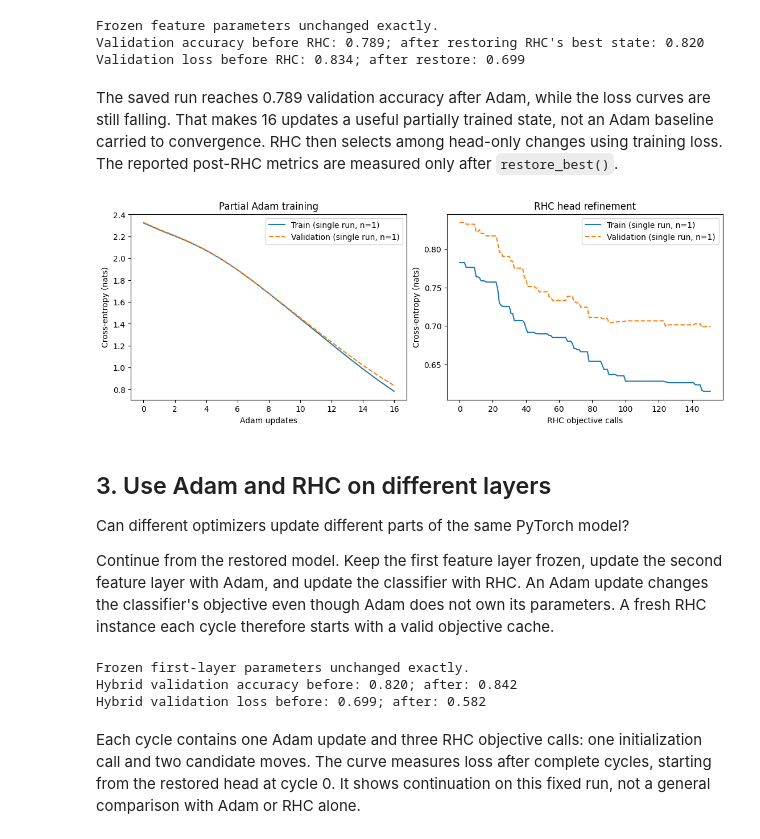
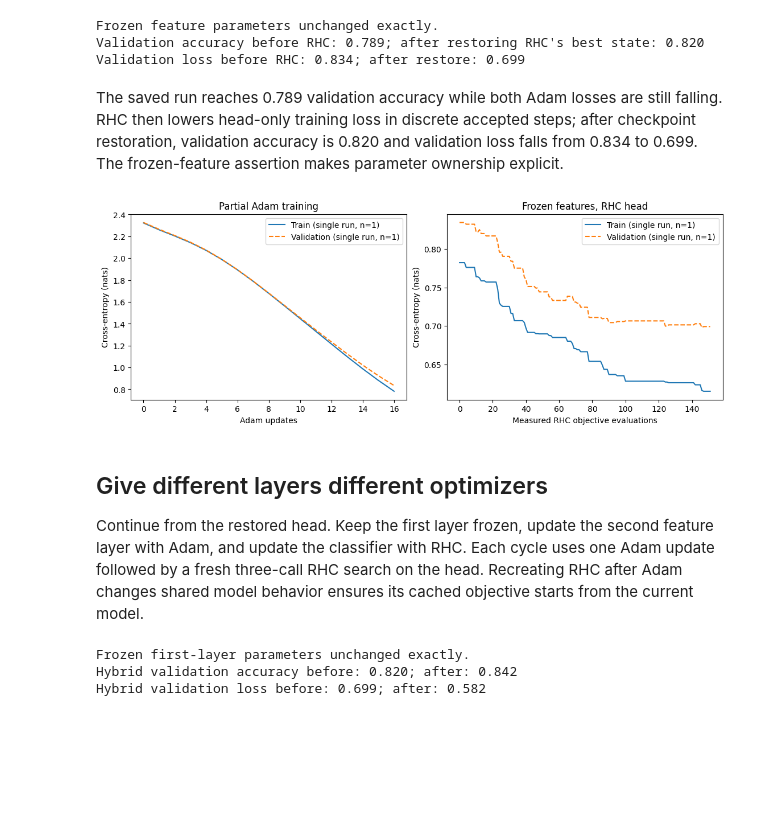
Before and after one commit to jlm429/pyperch, a Jupyter notebook: examples/notebooks/01_native_training.ipynb, the cells around one changed output. Drawn from its saved outputs; the diff is of its cells as text; code cells hidden in the pictures; blank space fills up the shorter version.

```diff
--- a/examples/notebooks/01_native_training.ipynb
+++ b/examples/notebooks/01_native_training.ipynb
@@ -62,6 +54,7 @@ its data move to the selected device.
 from sklearn.model_selection import train_test_split
 
 from pyperch.optim import RHC
+from pyperch.plotting import plot_training_curve, prepare_training_curve
 
 cuda_available = torch.cuda.is_available()
 if cuda_available:
@@ -86,14 +79,7 @@ X_train, X_valid, y_train, y_valid = [
 torch.manual_seed(42)
 model = nn.Linear(4, 1).to(device)
 loss_fn = nn.MSELoss()
-optimizer = RHC(
-    model.parameters(),
-    step_size=0.08,
-    restarts=2,
-    restart_interval=60,
-    restart_scale=0.25,
-    random_state=42,
-)
+optimizer = RHC(model.parameters(), step_size=0.08, random_state=42)
 
 
 @torch.no_grad()
@@ -117,13 +103,9 @@ print(
     f"constant reference: {reference_mse:.4f}"
 )
 print(
-    "Objective calls:",
-    optimizer.function_evals,
-    "accepted/rejected:",
-    optimizer.accepted_steps,
-    optimizer.rejected_steps,
-    "completed restarts:",
-    optimizer.completed_restarts,
+    f"RHC calls / measured objective evaluations: 200 / "
+    f"{optimizer.function_evals}; proposals accepted / rejected: "
+    f"{optimizer.accepted_steps} / {optimizer.rejected_steps}"
 )
 # %% [output]
 CUDA unavailable: skipped CUDA execution
@@ -141,13 +124,16 @@ curve = prepare_training_curve(
     np.arange(1, 201),
     losses,
     metric="MSE (target units squared)",
-    x_label="Optimizer calls (including initialization)",
+    x_label="RHC calls (one measured objective evaluation each)",
 )
 fig, ax = plt.subplots(figsize=(8, 4), layout="constrained")
 ax.axhline(
-    reference_mse, color="gray", linestyle=":", label="Constant validation reference"
+    reference_mse,
+    color="gray",
+    linestyle=":",
+    label="Constant validation reference",
 )
 plot_training_curve(curve, ax=ax)
-ax.set_title("RHC regression")
+ax.set_title("RHC fits an ordinary PyTorch model")
 plt.show()
 # %% [output]
@@ -193,12 +176,12 @@ def make_model():
 
 @torch.no_grad()
 def classification_metrics(model):
-    losses = {
+    measured_losses = {
         "Train": loss_fn(model(X_train), y_train).item(),
         "Validation": loss_fn(model(X_valid), y_valid).item(),
     }
     validation_accuracy = (model(X_valid).argmax(1) == y_valid).float().mean().item()
-    return losses, validation_accuracy
+    return measured_losses, validation_accuracy
 
 
 torch.manual_seed(42)
@@ -258,50 +241,42 @@ print(
 Frozen feature parameters unchanged exactly.
 Validation accuracy before RHC: 0.789; after restoring RHC's best state: 0.820
 Validation loss before RHC: 0.834; after restore: 0.699
-# %% [markdown]
-The saved run reaches 0.789 validation accuracy after Adam, while the loss
-curves are still falling. That makes 16 updates a useful partially trained state,
-not an Adam baseline carried to convergence. RHC then selects among head-only
-changes using training loss. The reported post-RHC metrics are measured only after
-`restore_best()`.
+# %% [markdown]
+The saved run reaches 0.789 validation accuracy while both Adam losses are still
+falling. RHC then lowers head-only training loss in discrete accepted steps; after
+checkpoint restoration, validation accuracy is 0.820 and validation loss falls from
+0.834 to 0.699. The frozen-feature assertion makes parameter ownership explicit.
 # %%
 fig, axes = plt.subplots(1, 2, figsize=(11, 4), layout="constrained")
 for ax, x, scores, title, x_label in [
-    (
-        axes[0],
-        np.arange(17),
-        adam_losses,
-        "Partial Adam training",
-        "Adam updates",
-    ),
+    (axes[0], np.arange(17), adam_losses, "Partial Adam training", "Adam updates"),
     (
         axes[1],
         np.arange(152),
         rhc_losses,
-        "RHC head refinement",
-        "RHC objective calls",
+        "Frozen features, RHC head",
+        "Measured RHC objective evaluations",
     ),
 ]:
     curve = prepare_training_curve(
         x,
         scores,
         metric="Cross-entropy (nats)",
         x_label=x_label,
     )
     plot_training_curve(curve, ax=ax)
     ax.set_title(title)
 plt.show()
 # %% [output]
-[figure, old version]
+[figure, new version]
 # %% [markdown]
-## 3. Use Adam and RHC on different layers
+## Give different layers different optimizers
 
-Can different optimizers update different parts of the same PyTorch model?
-
-Continue from the restored model. Keep the first feature layer frozen, update the
-second feature layer with Adam, and update the classifier with RHC. An Adam update
-changes the classifier's objective even though Adam does not own its parameters.
-A fresh RHC instance each cycle therefore starts with a valid objective cache.
+Continue from the restored head. Keep the first layer frozen, update the second
+feature layer with Adam, and update the classifier with RHC. Each cycle uses one
+Adam update followed by a fresh three-call RHC search on the head. Recreating RHC
+after Adam changes shared model behavior ensures its cached objective starts from
+the current model.
 # %%
 for parameter in model[2].parameters():
     parameter.requires_grad_(True)
@@ -344,8 +319,3 @@ print(
 Frozen first-layer parameters unchanged exactly.
 Hybrid validation accuracy before: 0.820; after: 0.842
 Hybrid validation loss before: 0.699; after: 0.582
-# %% [markdown]
-Each cycle contains one Adam update and three RHC objective calls: one
-initialization call and two candidate moves. The curve measures loss after complete
-cycles, starting from the restored head at cycle 0. It shows continuation on this
-fixed run, not a general comparison with Adam or RHC alone.
```
Also changed, not shown: parts of 15 cells of this notebook, 5 other files.
